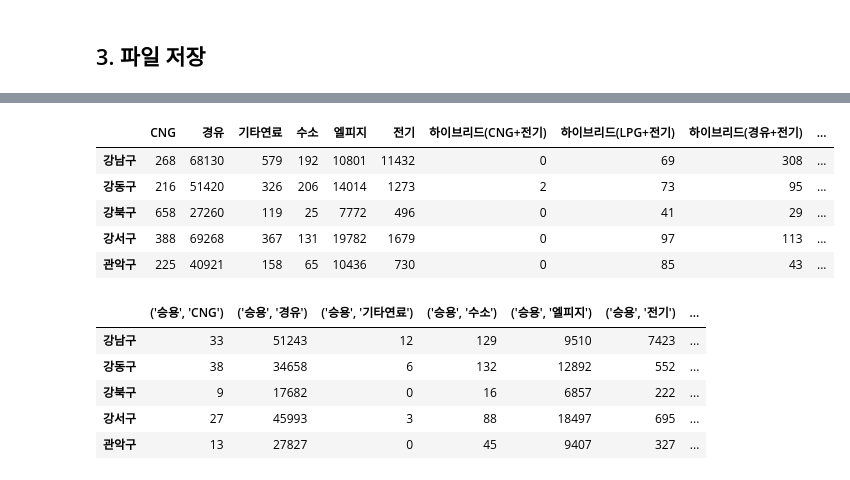
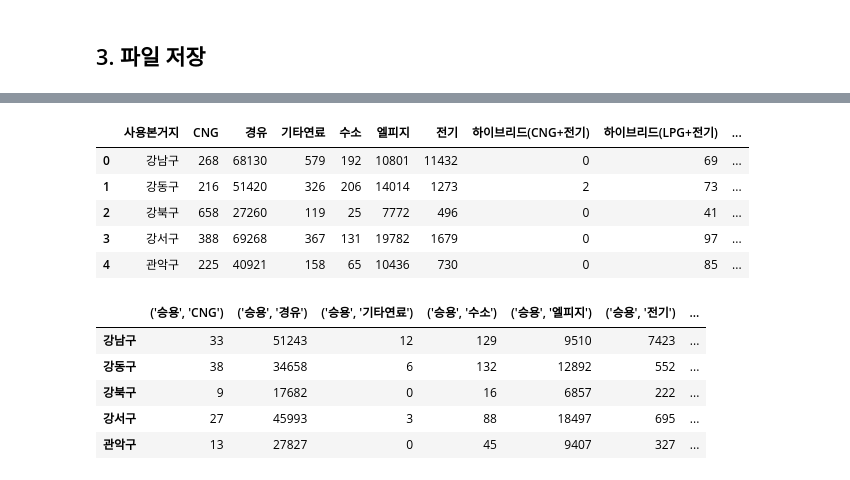
Before and after one commit to leejunghyunA/teamproject, a Jupyter notebook: 정현_ 전기차 미래 고객 파악.ipynb, the cells around one changed output, grey strips where cells are left out. Drawn from its saved outputs; the diff is of its cells as text; code cells hidden in the pictures.

```diff
--- a/정현_ 전기차 미래 고객 파악.ipynb
+++ b/정현_ 전기차 미래 고객 파악.ipynb
@@ -377,13 +379,13 @@ df_read_20.head()
 # %%
-df_read_21 = pd.read_json('total_car21.json')
+df_read_21 = pd.read_excel('total_car21.xlsx')
 df_read_21.head()
 # %% [output]
-|  | CNG | 경유 | 기타연료 | 수소 | 엘피지 | 전기 | 하이브리드(CNG+전기) | 하이브리드(LPG+전기) | 하이브리드(경유+전기) | ... |
-| 강남구 | 268 | 68130 | 579 | 192 | 10801 | 11432 | 0 | 69 | 308 | ... |
-| 강동구 | 216 | 51420 | 326 | 206 | 14014 | 1273 | 2 | 73 | 95 | ... |
-| 강북구 | 658 | 27260 | 119 | 25 | 7772 | 496 | 0 | 41 | 29 | ... |
-| 강서구 | 388 | 69268 | 367 | 131 | 19782 | 1679 | 0 | 97 | 113 | ... |
-| 관악구 | 225 | 40921 | 158 | 65 | 10436 | 730 | 0 | 85 | 43 | ... |
+|  | 사용본거지 | CNG | 경유 | 기타연료 | 수소 | 엘피지 | 전기 | 하이브리드(CNG+전기) | 하이브리드(LPG+전기) | ... |
+| 0 | 강남구 | 268 | 68130 | 579 | 192 | 10801 | 11432 | 0 | 69 | ... |
+| 1 | 강동구 | 216 | 51420 | 326 | 206 | 14014 | 1273 | 2 | 73 | ... |
+| 2 | 강북구 | 658 | 27260 | 119 | 25 | 7772 | 496 | 0 | 41 | ... |
+| 3 | 강서구 | 388 | 69268 | 367 | 131 | 19782 | 1679 | 0 | 97 | ... |
+| 4 | 관악구 | 225 | 40921 | 158 | 65 | 10436 | 730 | 0 | 85 | ... |
 # %%
 df_read_t20 = pd.read_json('type_car20.json')
 df_read_t20.head()
```
Also changed, not shown: parts of 8 cells of this notebook, 7 other files.
